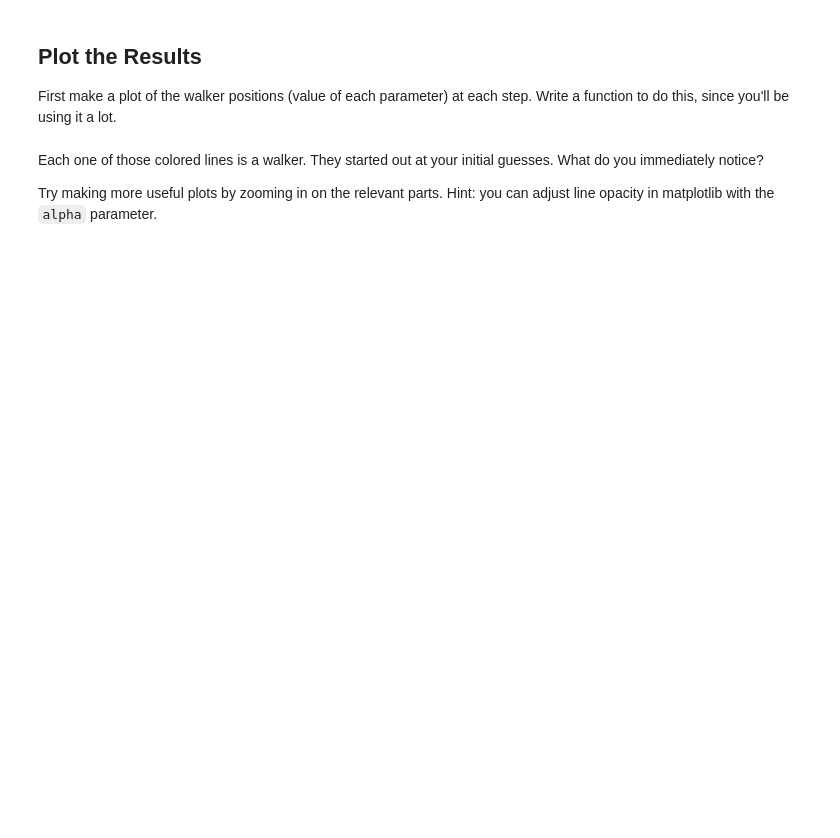
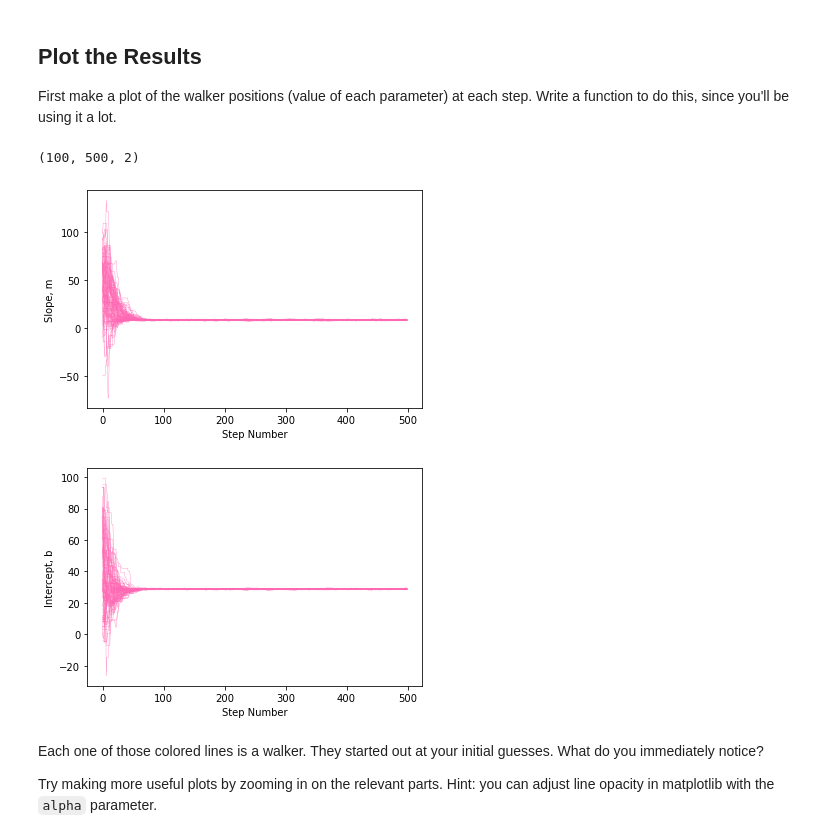
Before and after one commit to ASTR154/bayesian-statistics, a Jupyter notebook: mcmc_line_fitting.ipynb, the cells around one changed output. Cells and saved outputs as stored; diff of their text form; code cells hidden in the pictures; blank space fills up the shorter version.

```diff
--- a/mcmc_line_fitting.ipynb
+++ b/mcmc_line_fitting.ipynb
@@ -39,3 +28,32 @@ def log_posterior(  # complete
+# %%
+m_min = 0.
+m_max = 100.
+b_min = 0.
+b_max = 100.
+
+def log_prior(theta):
+    if m_min < m < m_max:
+        Pm = 1 / m
+    else:
+        Pm = 0
+    if b_min < b < b_max:
+        Pb = 1 / b
+    else:
+        Pb = 0
+    Ptot = Pm * Pb
+    lnprior = np.log(Ptot)
+    return lnprior
+
+def log_likelihood(theta, x, y, dy):
+    m, b = theta
+    ymod = m * x + b
+    chisq = (y - ymod) ** 2 / dy ** 2
+    lnlikelihood = -0.5 * np.sum(chisq)
+    return lnlikelihood
+
+def log_posterior(theta, x, y, dy):
+    lnposterior = log_prior(theta) + log_likelihood(theta, x, y, dy)
+    return lnposterior
 # %% [markdown]
 ## Set Up the Ensemble Sampler
 This time we will use the `emcee` package that you imported above to sample the posterior probability distribution. Everything you need is contained within the `emcee.EnsembleSampler` class. Initialize this with 100 walkers and the `log_posterior` function you defined above. Don't forget that `log_posterior` takes additional arguments `x`, `y`, and `dy`. (Hint: check the documentation for `EnsembleSampler` for how to deal with this.)
@@ -43,8 +61,8 @@ This time we will use the `emcee` package that you imported above to sample the
 Note, we will initialise the sampler in #1.5
 # %%
 n_walkers = 100
-n_params =  # complete
-args =  # complete
+n_params =  2
+args = [x, y, dy]
 # %% [markdown]
 ## Setup random initial guesses for the starting positions
 
@@ -56,10 +70,14 @@ initial_guesses =  # complete
+# %%
+m_random = rng.uniform(m_min, m_max, size = n_walkers)
+b_random = rng.uniform(b_min, b_max, size = n_walkers)
+initial_guesses = np.array([m_random, b_random]).T
 # %% [markdown]
 ## Initialize and run!
 
 Initialize the `EnsembleSampler` object and then run it with the `run_mcmc` method. For now, 10000 steps is more than enough, and should run in less than a minute on your laptop. If this command takes too long, ask for help.
 # %%
 # initialize the sampler
-sampler = emcee.EnsembleSampler(  # complete
+sampler = emcee.EnsembleSampler(n_walkers, n_params, log_posterior, args=args)
 
 # run!
-sampler.run_mcmc(  # complete
+sampler.run_mcmc(initial_guesses, 500, progress = True)
@@ -69,29 +105,33 @@ First make a plot of the walker positions (value of each parameter) at each step
 # %%
 print(sampler.chain.shape)  # check that this has dimensions (n_walkers, n_steps, n_params)
 
 def chain_plots(chain, **kwargs):
     """
     Plot the histories for each walker in sampler.chain
 
     Parameters
     ----------
     chain: ndarray
         3D array given by sampler.flatchain, with shape (n_walkers, n_steps, n_params)
     kwargs: `.Line2D` properties, optional
         All keyword arguments are passed to `pyplot.plot`
     """
 
     plt.figure()
-    plt.plot(  # complete
+    plt.plot(chain[:, :, 0].T, **kwargs, color = 'hotpink', linewidth = 0.3)
     plt.xlabel('Step Number')
     plt.ylabel('Slope, m')
 
     plt.figure()
-    plt.plot(  # complete
+    plt.plot(chain[:, :, 1].T, **kwargs, color = 'hotpink', linewidth = 0.3)
     plt.xlabel('Step Number')
     plt.ylabel('Intercept, b')
 
 chain_plots(sampler.chain)
+# %% [output]
+(100, 500, 2)
+[figure, added]
+[figure, added]
 # %% [markdown]
 Each one of those colored lines is a walker. They started out at your initial guesses. What do you immediately notice?
 
```
Also changed, not shown: parts of 14 cells of this notebook.
